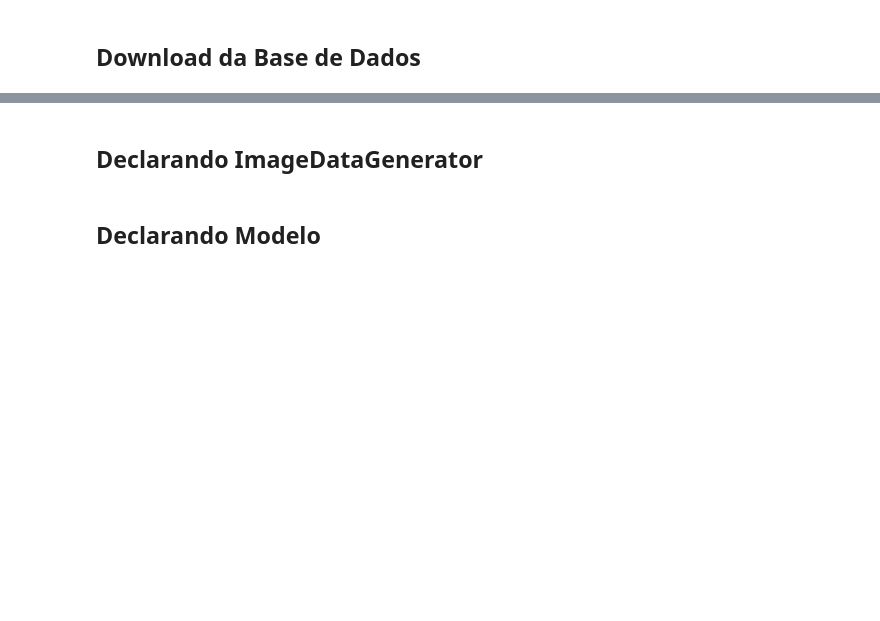
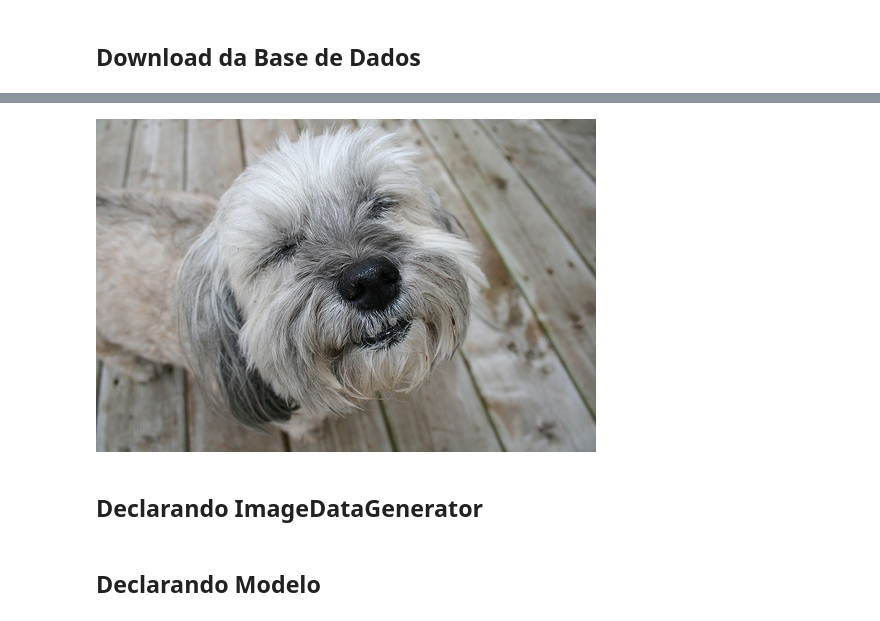
Before and after one commit to fabiodemo/Deep-Learning-CV-CNN-TL, a Jupyter notebook: transfer_learning.ipynb, the cells around one changed output, grey strips where cells are left out. Saved outputs shown, nothing was run; the diff lists cells and outputs as text; code cells hidden in the pictures; blank space fills up the shorter version.

```diff
--- a/transfer_learning.ipynb
+++ b/transfer_learning.ipynb
@@ -38,3 +43,10 @@ imagewoof2/train/n02089973/n02089973_5237.JPEG
+# %%
+all_train_paths = glob.glob('/content/imagewoof2/train/*/*.JPEG')
+# %%
+img_path = random.choice(all_train_paths)
+Image.open(img_path)
+# %% [output]
+[figure, added]
 # %% [markdown]
 ## Declarando ImageDataGenerator
 # %% [markdown]
```
Also changed, not shown: parts of 3 cells of this notebook.
